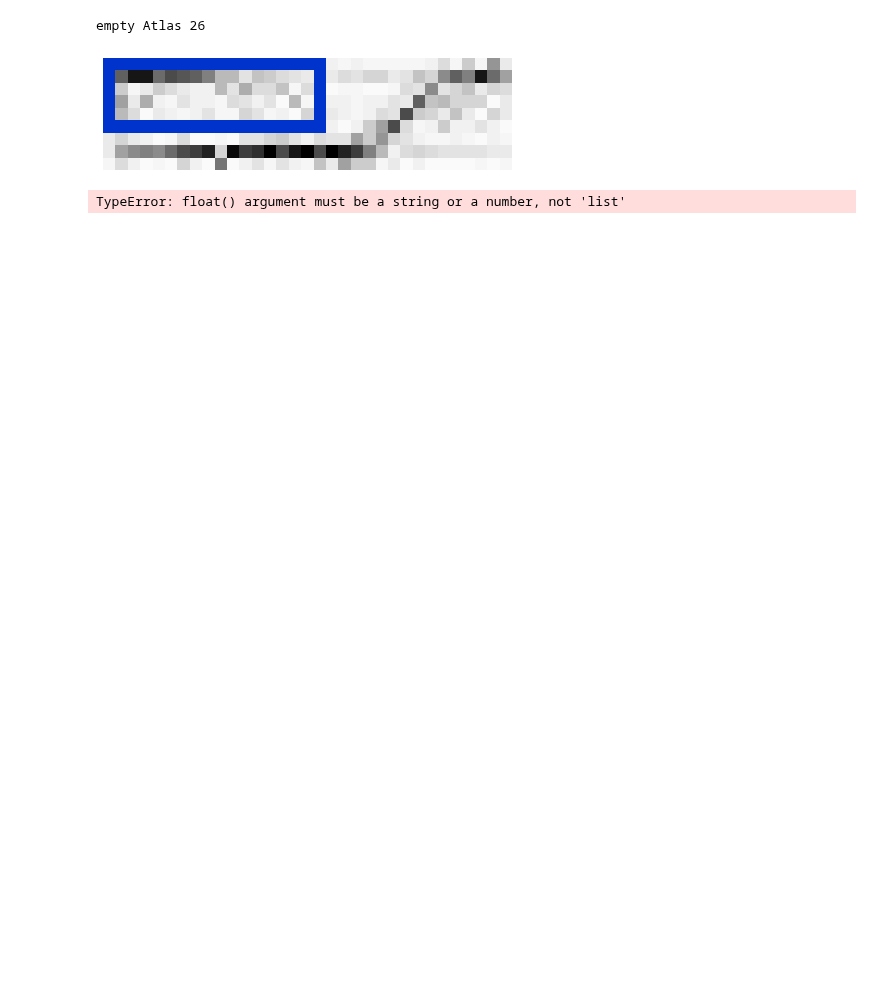
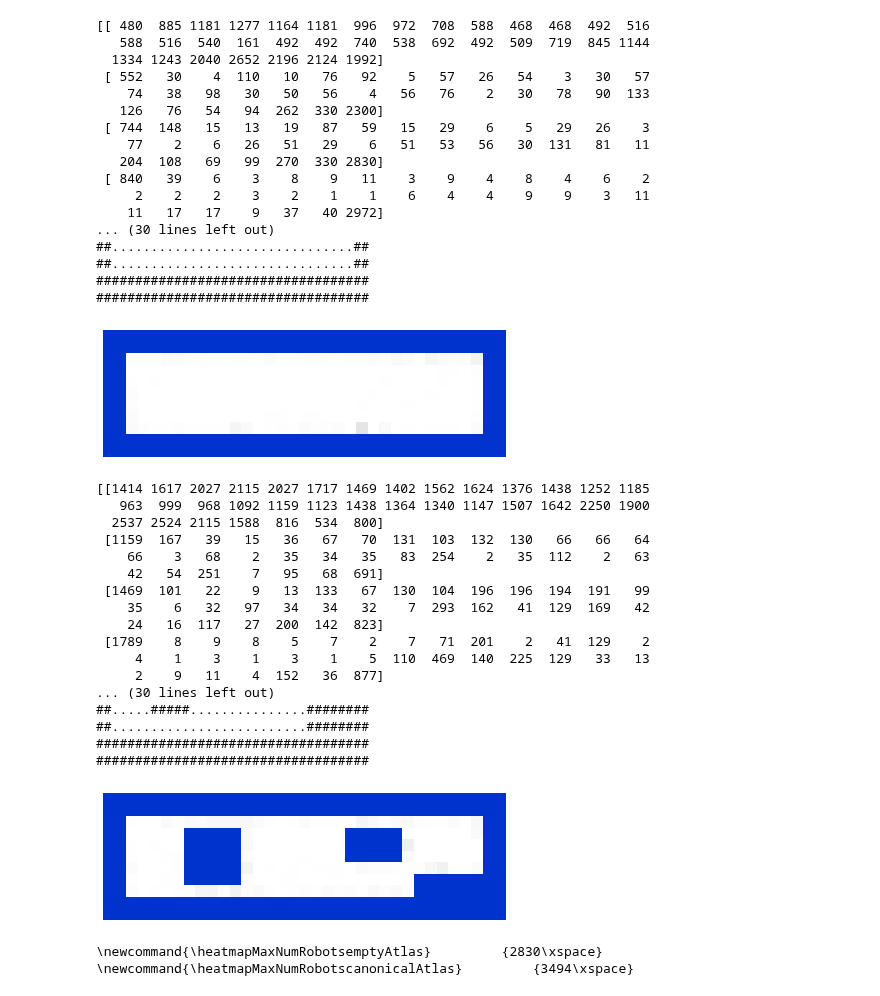
Before and after one commit to openwsn-berkeley/Atlas, a Jupyter notebook: Atlas Plots.ipynb, the cells around one changed output. Cells and saved outputs as stored; diff of their text form; code cells hidden in the pictures; blank space fills up the shorter version.

Commit message:
#85 #84 code for data collection complete. notebook for plots ready

```diff
--- a/Atlas Plots.ipynb
+++ b/Atlas Plots.ipynb
@@ -100,8 +100,8 @@ Heatmap
 #=== create plot
 
 maxNumRobots = {}
+plotsgenerated = []
 
-plotsgenerated = []
 for run in log:
 
     # shorthands
@@ -113,6 +113,7 @@ for run in log:
         scenarioName = 'floorplan'
 
     navAlg = run['navAlgorithm']
+    pdr    = run['pdr']
 
     # don't plot same data twice
     if (
@@ -123,6 +124,7 @@ for run in log:
 
     # color cells visited
     data         = np.array(run['heatmap'])
+    print(data)
     flat         = data.flatten()
     flat.sort()
     vmax         = flat[-2] # avoid counting num robots on start position
@@ -136,40 +138,77 @@ for run in log:
     # color real map
     realMap      = run['floorplanDrawing']
     x = 0
+    print(realMap)
+
     for line in realMap.splitlines():
         if not line.startswith('#'):
             continue
         for (y,c) in enumerate(line):
             if   c=='#':
                 rgba[x, y, :3] = ( 0/255,  51/255, 204/255)
         x += 1
 
     (fig,ax) = plt.subplots()
     im       = ax.imshow(rgba, interpolation='nearest')
 
     fig.tight_layout(pad=0, h_pad=0, w_pad=0)
     plt.axis('off')
 #     fig.savefig(
 #         os.path.join(
 #             'plots',
 #             'heatmap_{0}_{1}.eps'.format(
 #                 scenarioName,
 #                 navAlg,
 #             ),
 #         ),
 #         bbox_inches='tight',
 #     )
     plt.show()
 
     # remember what I have plotted
     plotsgenerated += [(scenarioName,navAlg)]
 
 for ((scenarioName,navAlg),num) in maxNumRobots.items():
     print('\\newcommand{{\\heatmapMaxNumRobots{}{}}}         {{{}\\xspace}}'.format(scenarioName,navAlg,num))
 # %% [output]
-empty Atlas 26
+[[ 480  885 1181 1277 1164 1181  996  972  708  588  468  468  492  516
+   588  516  540  161  492  492  740  538  692  492  509  719  845 1144
+  1334 1243 2040 2652 2196 2124 1992]
+ [ 552   30    4  110   10   76   92    5   57   26   54    3   30   57
+    74   38   98   30   50   56    4   56   76    2   30   78   90  133
+   126   76   54   94  262  330 2300]
+ [ 744  148   15   13   19   87   59   15   29    6    5   29   26    3
+    77    2    6   26   51   29    6   51   53   56   30  131   81   11
+   204  108   69   99  270  330 2830]
+ [ 840   39    6    3    8    9   11    3    9    4    8    4    6    2
+     2    2    2    3    2    1    1    6    4    4    9    9    3   11
+    11   17   17    9   37   40 2972]
+... (30 lines left out)
+##...............................##
+##...............................##
+###################################
+###################################
-[figure, old version]
+[figure, new version]
-TypeError: float() argument must be a string or a number, not 'list'
+[[1414 1617 2027 2115 2027 1717 1469 1402 1562 1624 1376 1438 1252 1185
+   963  999  968 1092 1159 1123 1438 1364 1340 1147 1507 1642 2250 1900
+  2537 2524 2115 1588  816  534  800]
+ [1159  167   39   15   36   67   70  131  103  132  130   66   66   64
+    66    3   68    2   35   34   35   83  254    2   35  112    2   63
+    42   54  251    7   95   68  691]
+ [1469  101   22    9   13  133   67  130  104  196  196  194  191   99
+    35    6   32   97   34   34   32    7  293  162   41  129  169   42
+    24   16  117   27  200  142  823]
+ [1789    8    9    8    5    7    2    7   71  201    2   41  129    2
+     4    1    3    1    3    1    5  110  469  140  225  129   33   13
+     2    9   11    4  152   36  877]
+... (30 lines left out)
+##.....#####...............########
+##.........................########
+###################################
+###################################
+[figure, added]
+\newcommand{\heatmapMaxNumRobotsemptyAtlas}         {2830\xspace}
+\newcommand{\heatmapMaxNumRobotscanonicalAtlas}         {3494\xspace}
 # %%
 '''
 ##############################################################################################################
```
Also changed, not shown: parts of 4 cells of this notebook, 2 other files.
